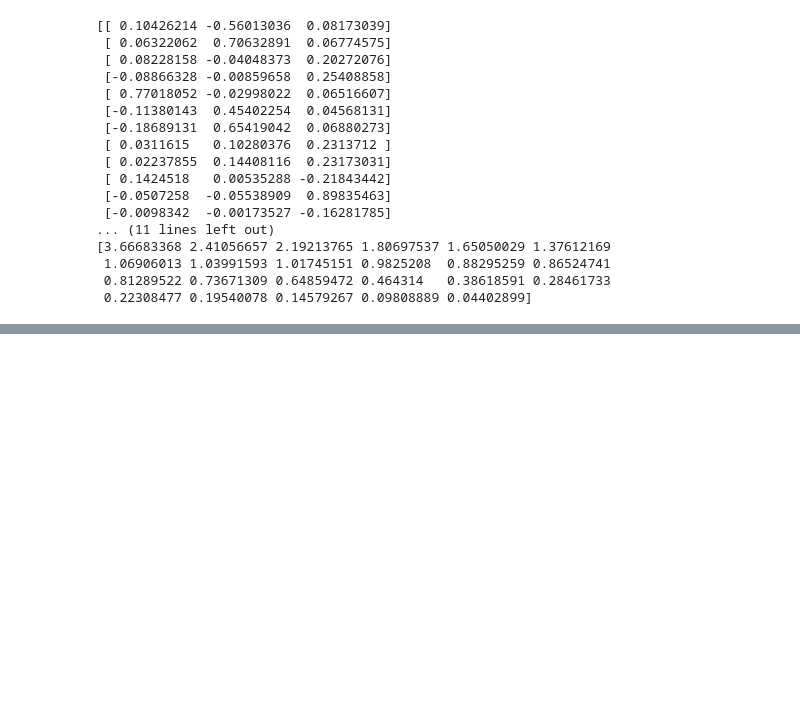
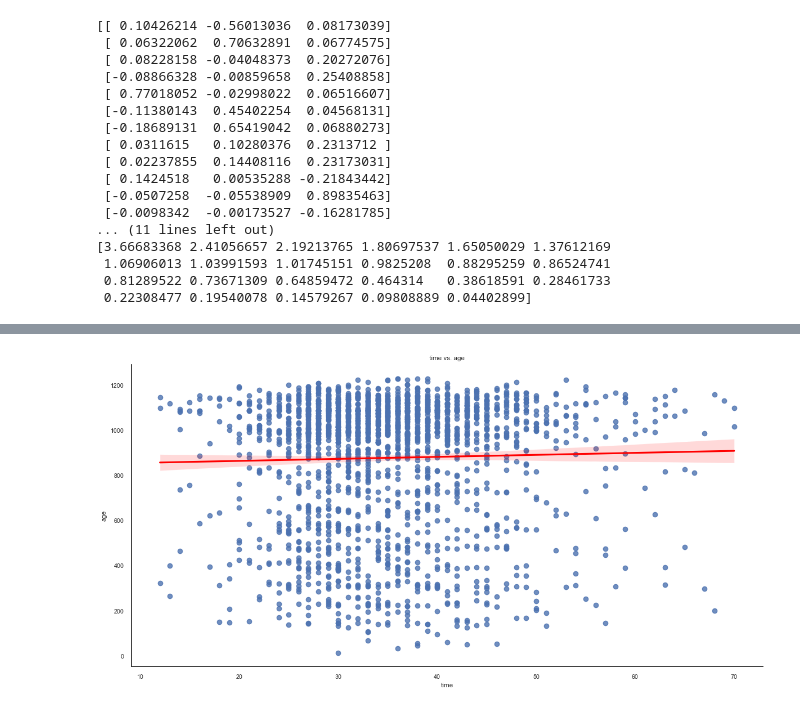
Before and after one commit to D00264512/DAV-project, a Jupyter notebook: newmain.ipynb, the cells around one changed output, grey strips where cells are left out. Saved outputs shown, nothing was run; the diff lists cells and outputs as text; code cells hidden in the pictures; blank space fills up the shorter version.

```diff
--- a/newmain.ipynb
+++ b/newmain.ipynb
@@ -537,0 +582,8 @@ print(ev)
+# %%
+sns.lmplot(x='age', y='time', data=df, aspect=2, height=6, line_kws={'color': 'red'})
+plt.title('time vs. age')
+plt.xlabel('time')
+plt.ylabel('age')
+plt.show()
+# %% [output]
+[figure, added]
```
Also changed, not shown: parts of 24 cells of this notebook, 3 other files.
